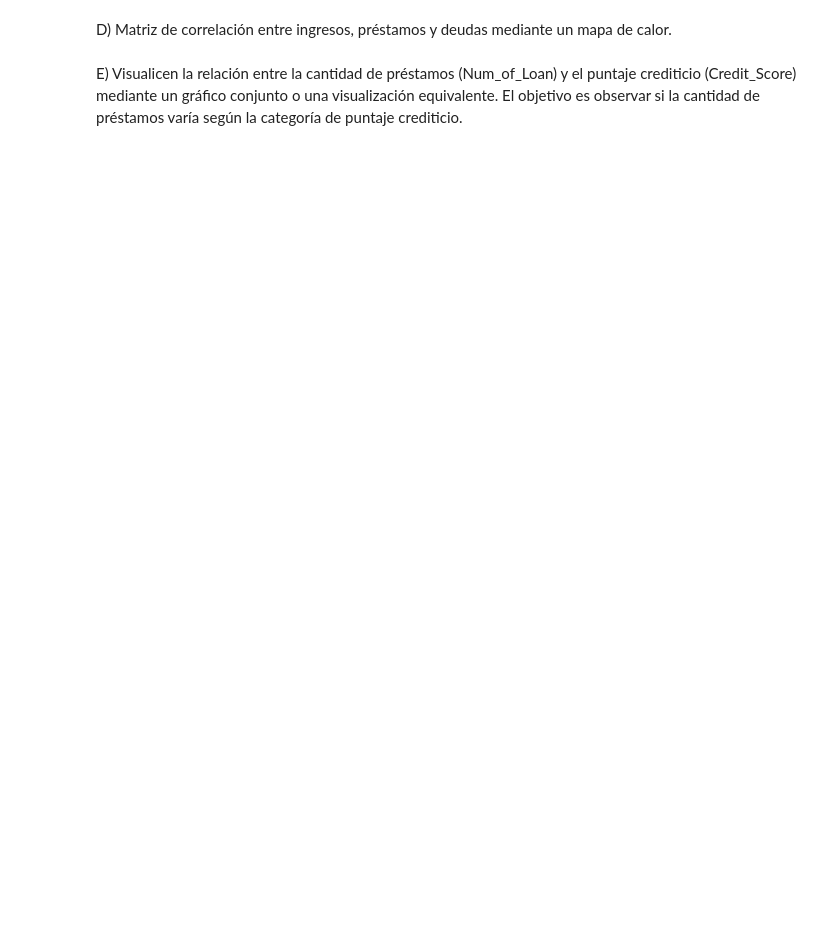
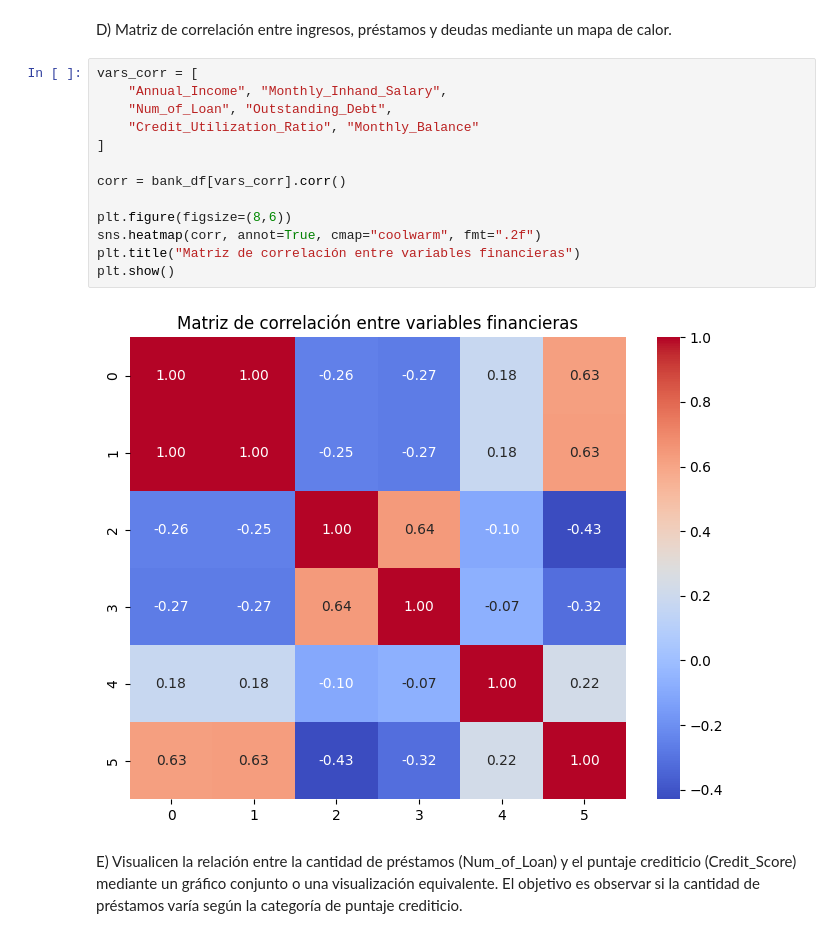
Before and after one commit to Luca-web25/An-lisis-exploratorio-cr-ditos, a Jupyter notebook: Deteccioon_de_Fraude.ipynb, the cells around one changed output. Saved outputs shown, nothing was run; the diff lists cells and outputs as text; blank space fills up the shorter version.

```diff
--- a/Deteccioon_de_Fraude.ipynb
+++ b/Deteccioon_de_Fraude.ipynb
@@ -256,4 +295,19 @@ C) Visualizar el ingreso anual promedio (Annual_Income) según la ocupación (Oc
 # %% [markdown]
 D) Matriz de correlación entre ingresos, préstamos y deudas mediante un mapa de calor.
+# %%
+vars_corr = [
+    "Annual_Income", "Monthly_Inhand_Salary",
+    "Num_of_Loan", "Outstanding_Debt",
+    "Credit_Utilization_Ratio", "Monthly_Balance"
+]
+
+corr = bank_df[vars_corr].corr()
+
+plt.figure(figsize=(8,6))
+sns.heatmap(corr, annot=True, cmap="coolwarm", fmt=".2f")
+plt.title("Matriz de correlación entre variables financieras")
+plt.show()
+# %% [output]
+[figure, added]
 # %% [markdown]
 E) Visualicen la relación entre la cantidad de préstamos (Num_of_Loan) y el puntaje crediticio (Credit_Score) mediante un gráfico conjunto o una visualización equivalente. El objetivo es observar si la cantidad de préstamos varía según la categoría de puntaje crediticio.
```
Also changed, not shown: parts of 10 cells of this notebook.
